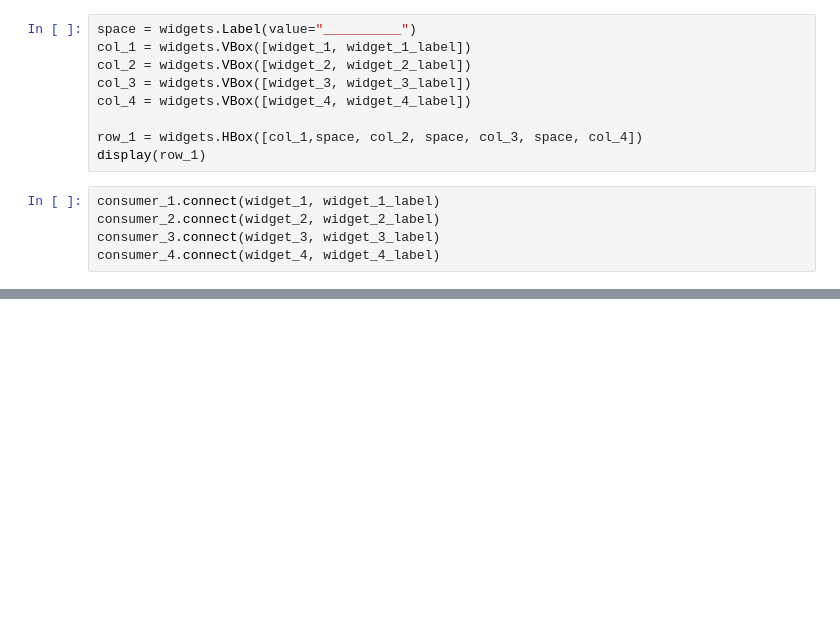
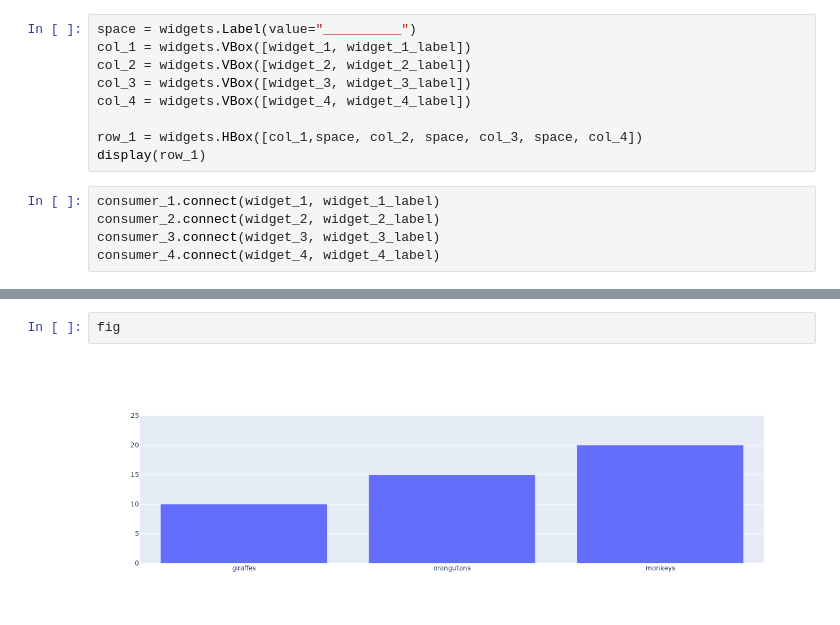
Before and after one commit to santanche/java2learn, a Jupyter notebook: notebooks/pt/c04components/s03message-bus/3.iot-dashboard-python.ipynb, the cells around one changed output, grey strips where cells are left out. Drawn from its saved outputs; the diff is of its cells as text; blank space fills up the shorter version.

```diff
--- a/notebooks/pt/c04components/s03message-bus/3.iot-dashboard-python.ipynb
+++ b/notebooks/pt/c04components/s03message-bus/3.iot-dashboard-python.ipynb
@@ -37,0 +70,4 @@ consumer_4.connect(widget_4, widget_4_label)
+# %%
+fig
+# %% [output]
+[figure, added]
```
Also changed, not shown: parts of 5 cells of this notebook, 5 other files.
